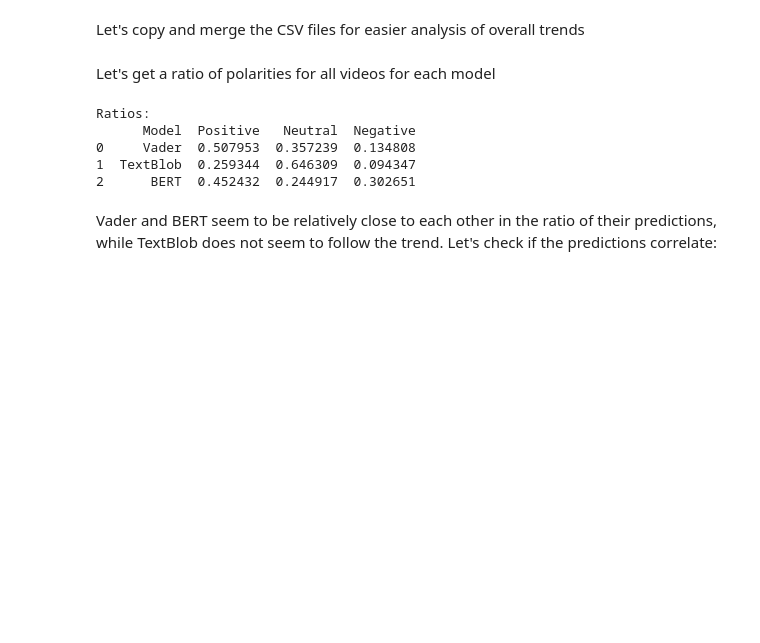
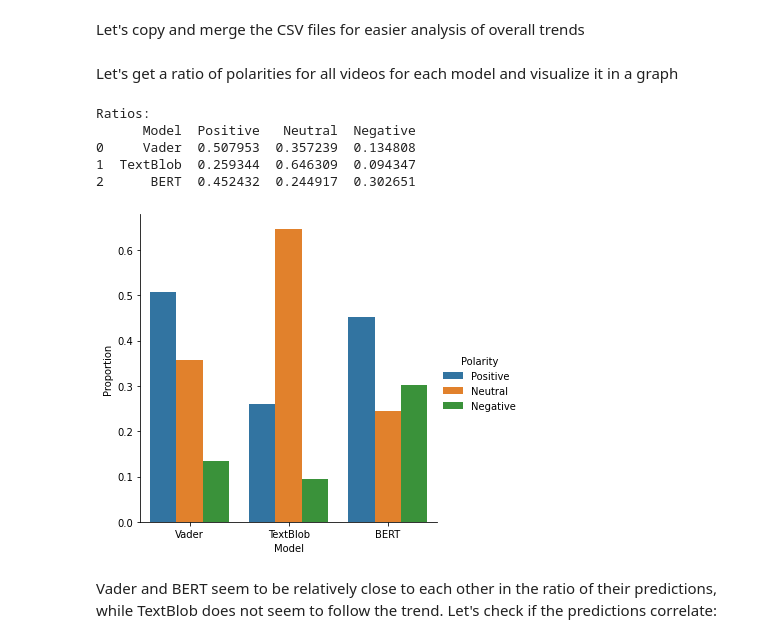
Before and after one commit to gmarsanich/gmarsanichThesis2022, a Jupyter notebook: Thesis Project Notebook.ipynb, the cells around one changed output. Drawn from its saved outputs; the diff is of its cells as text; code cells hidden in the pictures; blank space fills up the shorter version.

Commit message:
Created basic plots, continued analysis

```diff
--- a/Thesis Project Notebook.ipynb
+++ b/Thesis Project Notebook.ipynb
@@ -334,29 +335,34 @@ Let's copy and merge the CSV files for easier analysis of overall trends
 
 # utils.save_analysis(f, filename = "all_files")
 # %% [markdown]
-Let's get a ratio of polarities for all videos for each model
+Let's get a ratio of polarities for all videos for each model and visualize it in a graph
 # %%
 target_dir = f"{os.getcwd()}\\Data\\CSV"
 all_files = pd.read_csv(f"{target_dir}\\analysis_all_files.csv")
 
 columns = [all_files["Vader label"], all_files["TextBlob label"], all_files["BERT label"]]
 models = ["Vader", "TextBlob", "BERT"]
 df_list = []
 
 for column, model in zip(columns, models):
     col = column.value_counts(normalize=True)
     d = {"Model": model, "Positive": col['Positive'], "Neutral": col['Neutral'], "Negative": col['Negative']}
     df_list.append(d)
 
 all_ratios = pd.DataFrame(df_list)
 print("Ratios: ")
 print(all_ratios, "\n")
+
+
+proportion = all_ratios.melt("Model", var_name = "Polarity", value_name = "Proportion")
+g = sns.catplot(x = "Model", y = "Proportion", hue="Polarity", data = proportion, kind = "bar")
 # %% [output]
 Ratios:
       Model  Positive   Neutral  Negative
 0     Vader  0.507953  0.357239  0.134808
 1  TextBlob  0.259344  0.646309  0.094347
 2      BERT  0.452432  0.244917  0.302651
+[figure, added]
 # %% [markdown]
 Vader and BERT seem to be relatively close to each other in the ratio of their predictions, while TextBlob does not seem to follow the trend.
 Let's check if the predictions correlate:
```
Also changed, not shown: parts of 7 cells of this notebook.
